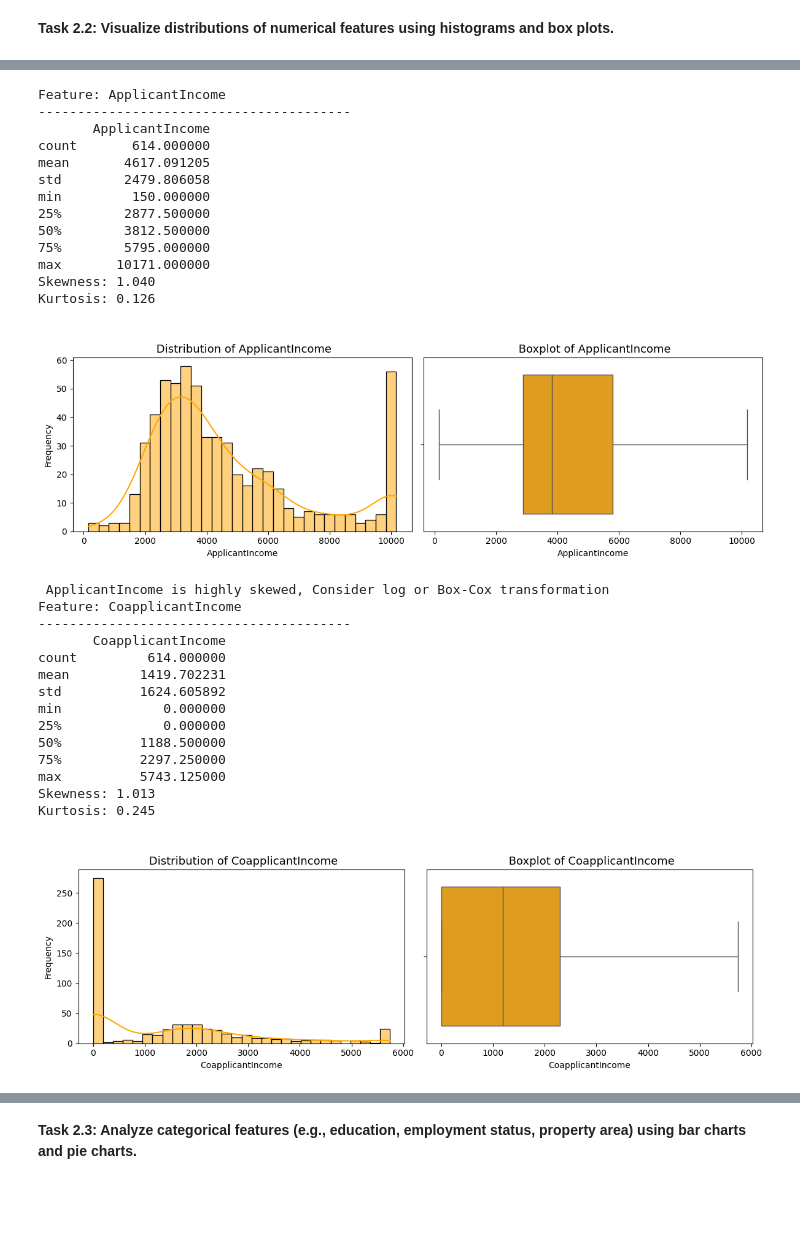
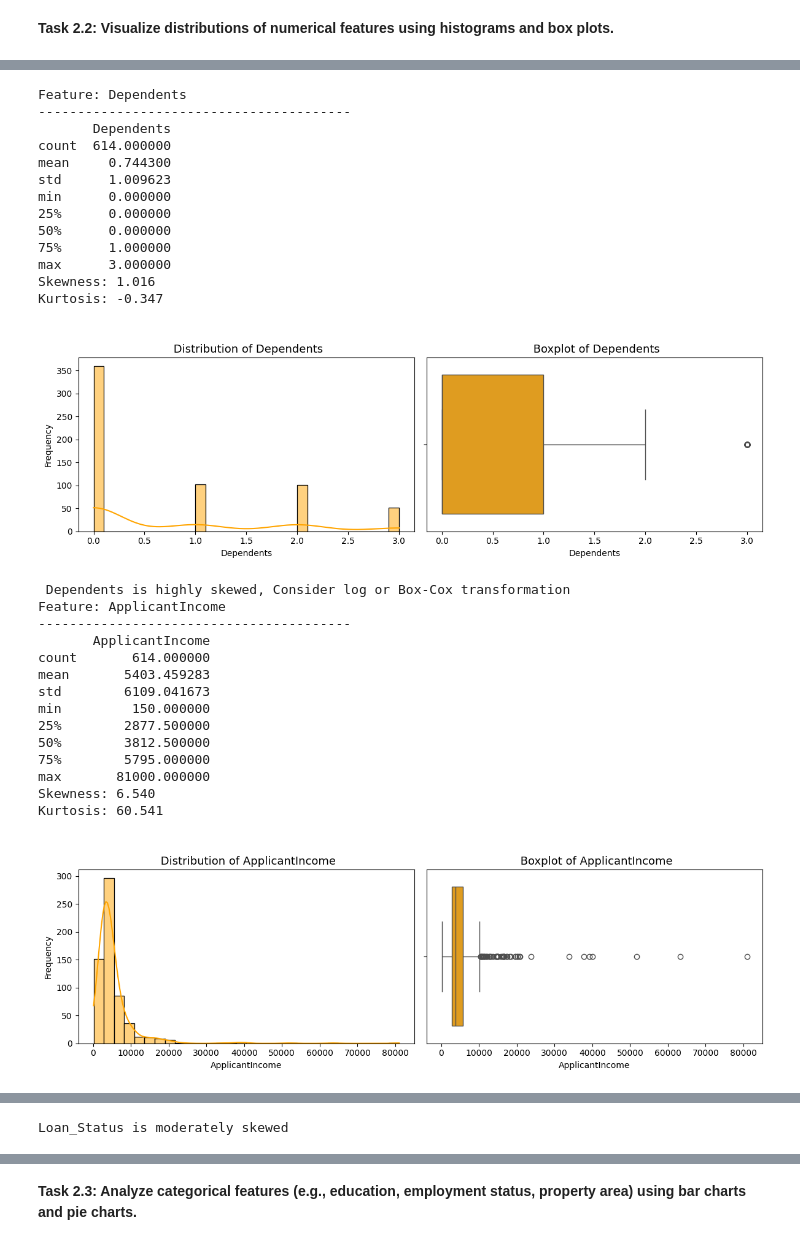
Before and after one commit to Cunyie08/module_3, a Jupyter notebook: module_3_tasks/kanyisola_fagbayi_task_25_home_dataset/home_loan_data_eda.ipynb, the cells around one changed output, grey strips where cells are left out. Saved outputs shown, nothing was run; the diff lists cells and outputs as text; code cells hidden in the pictures; blank space fills up the shorter version.

Commit message:
data cleaning of task 25

```diff
--- a/module_3_tasks/kanyisola_fagbayi_task_25_home_dataset/home_loan_data_eda.ipynb
+++ b/module_3_tasks/kanyisola_fagbayi_task_25_home_dataset/home_loan_data_eda.ipynb
@@ -382,2 +55,4 @@ Int64Dtype()
 # %% [markdown]
 ### Phase 2: Exploratory Data Analysis (EDA)
+# %%
+df_train = pd.read_csv('cleaned_home_data.csv')
@@ -384,3 +85,13 @@ Int64Dtype()
+# %%
+df_train.set_index('Loan_ID', inplace=True)
+# %%
+# Categorical columns
+cat_cols = [x for x in df_train.columns if df_train[x].dtype not in ["int64", "float64"]]
+cat_cols.append("Loan_Amount_Term")
+cat_cols.append("Credit_History")
+# %%
+# Extract the columns with numerical values
+num_col = [x for x in df_train.columns if x not in cat_cols]
 # %% [markdown]
 Task 2.1: Conduct descriptive statistics to summarize the key characteristics of the data.
 # %%
@@ -443,35 +154,35 @@ Kurtosis: 0.126
  ApplicantIncome is highly skewed, Consider log or Box-Cox transformation
 # %%
 # Looping to check the summary for the other numerical dataset
-for col in num_cols:
+for col in num_col:
     univariate_numerical_eda(df_train, col)
 # %% [output]
-Feature: ApplicantIncome
+Feature: Dependents
 ----------------------------------------
-       ApplicantIncome
-count       614.000000
-mean       4617.091205
-std        2479.806058
-min         150.000000
-25%        2877.500000
-50%        3812.500000
-75%        5795.000000
-max       10171.000000
-Skewness: 1.040
-Kurtosis: 0.126
+       Dependents
+count  614.000000
+mean     0.744300
+std      1.009623
+min      0.000000
+25%      0.000000
+50%      0.000000
+75%      1.000000
+max      3.000000
+Skewness: 1.016
+Kurtosis: -0.347
-[figure, old version]
+[figure, new version]
- ApplicantIncome is highly skewed, Consider log or Box-Cox transformation
-Feature: CoapplicantIncome
+ Dependents is highly skewed, Consider log or Box-Cox transformation
+Feature: ApplicantIncome
 ----------------------------------------
-       CoapplicantIncome
-count         614.000000
-mean         1419.702231
-std          1624.605892
-min             0.000000
-25%             0.000000
-50%          1188.500000
-75%          2297.250000
-max          5743.125000
-Skewness: 1.013
-Kurtosis: 0.245
+       ApplicantIncome
+count       614.000000
+mean       5403.459283
+std        6109.041673
+min         150.000000
+25%        2877.500000
+50%        3812.500000
+75%        5795.000000
+max       81000.000000
+Skewness: 6.540
+Kurtosis: 60.541
-[figure, old version]
+[figure, new version]
@@ -494 +234,2 @@ LoanAmount is moderately skewed
+Loan_Status is moderately skewed
 # %%
```
Also changed, not shown: parts of 58 cells of this notebook, 3 other files.
